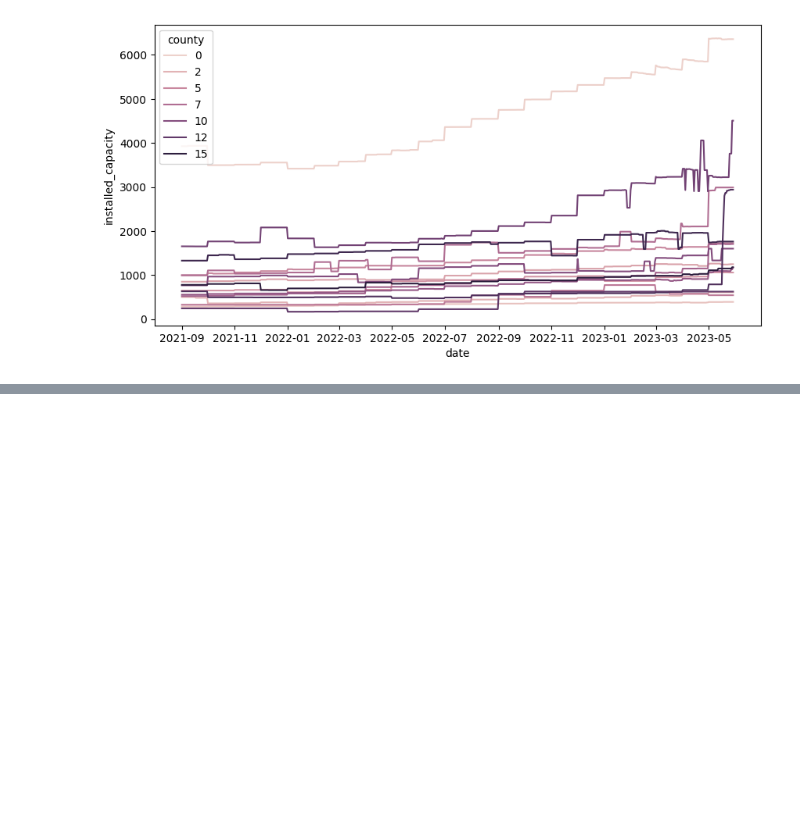
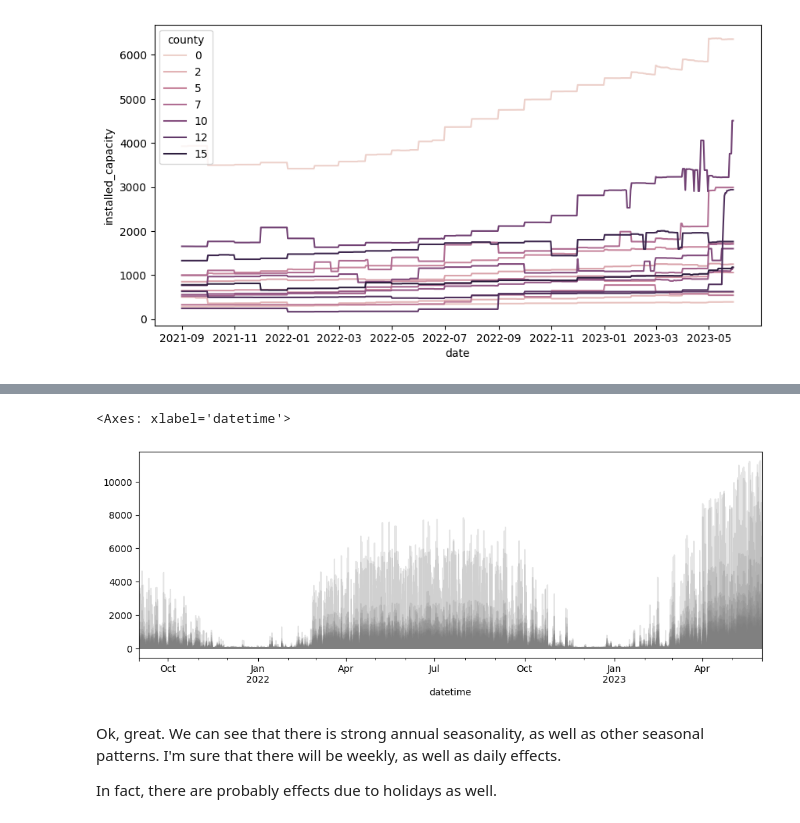
Before and after one commit to lrast/energyusageprediction, a Jupyter notebook: notebooks/0.1-ExploratoryDataAnalysis.ipynb, the cells around one changed output, grey strips where cells are left out. Drawn from its saved outputs; the diff is of its cells as text; code cells hidden in the pictures; blank space fills up the shorter version.

```diff
--- a/notebooks/0.1-ExploratoryDataAnalysis.ipynb
+++ b/notebooks/0.1-ExploratoryDataAnalysis.ipynb
@@ -192,0 +196,9 @@ Hard to read much out of the county level data. Except that we know that one cou
+# %%
+data.train[data.train.is_consumption == 0].pivot(index='datetime', columns='prediction_unit_id', values='target').plot(legend=False, alpha=0.2, color='gray')
+# %% [output]
+<Axes: xlabel='datetime'>
+[figure, added]
+# %% [markdown]
+Ok, great. We can see that there is strong annual seasonality, as well as other seasonal patterns. I'm sure that there will be weekly, as well as daily effects.
+
+In fact, there are probably effects due to holidays as well.
```
Also changed, not shown: parts of 58 cells of this notebook, 5 other files.
